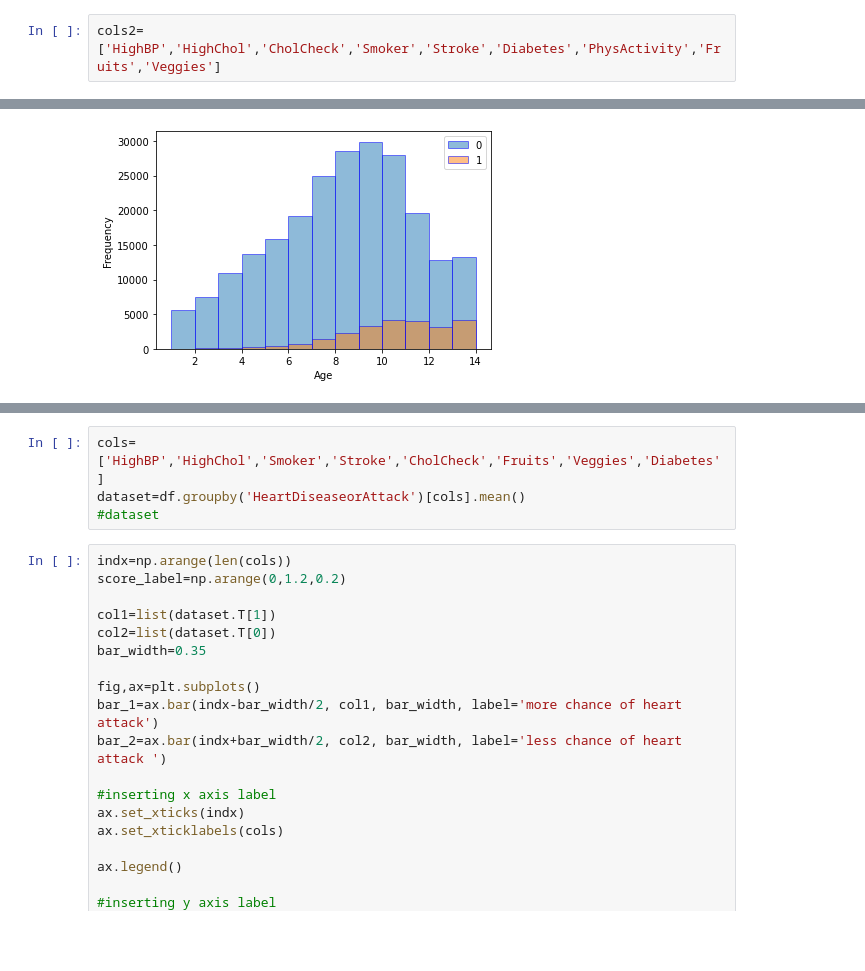
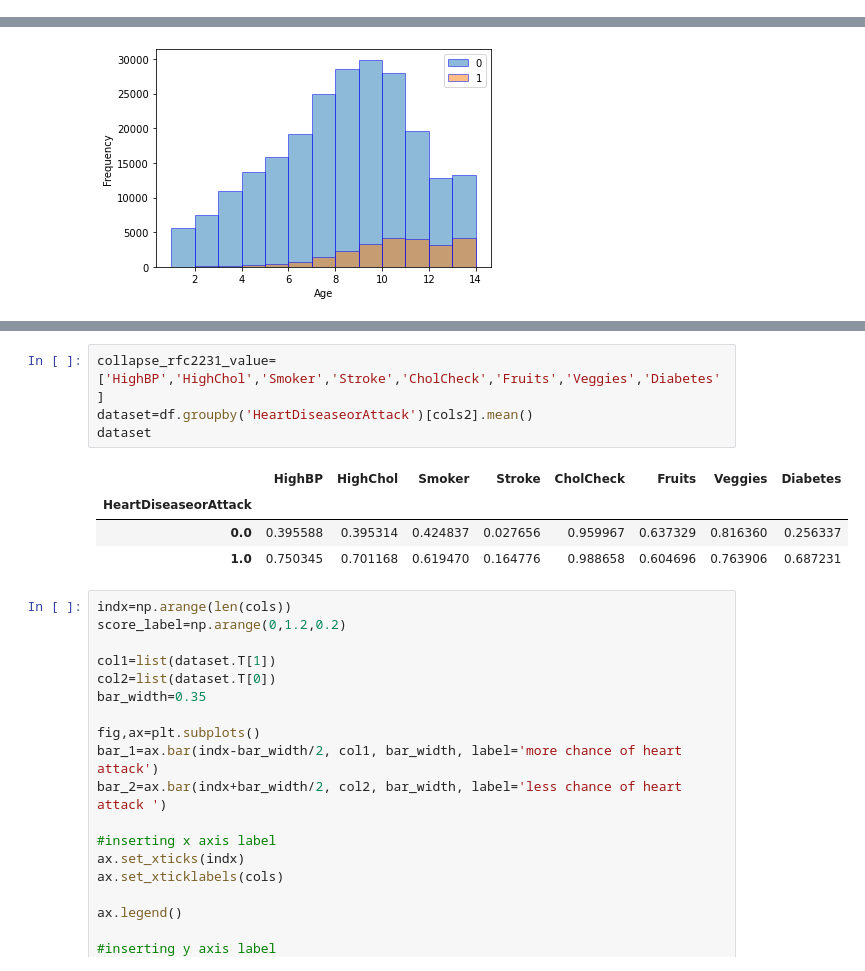
Before and after one commit to akiosses/Heart-disease-classification, a Jupyter notebook: Heart disease classification.ipynb, the cells around one changed output, grey strips where cells are left out. Drawn from its saved outputs; the diff is of its cells as text; blank space fills up the shorter version.

```diff
--- a/Heart disease classification.ipynb
+++ b/Heart disease classification.ipynb
@@ -85,2 +79,0 @@ a=sns.countplot(x='thal',hue='heart attack',data=df)
-# %%
-cols2=['HighBP','HighChol','CholCheck','Smoker','Stroke','Diabetes','PhysActivity','Fruits','Veggies']
@@ -176,7 +107,12 @@ plt.show()
 # %%
-cols=['HighBP','HighChol','Smoker','Stroke','CholCheck','Fruits','Veggies','Diabetes']
-dataset=df.groupby('HeartDiseaseorAttack')[cols].mean()
-#dataset
+collapse_rfc2231_value=['HighBP','HighChol','Smoker','Stroke','CholCheck','Fruits','Veggies','Diabetes']
+dataset=df.groupby('HeartDiseaseorAttack')[cols2].mean()
+dataset
+# %% [output]
+|  | HighBP | HighChol | Smoker | Stroke | CholCheck | Fruits | Veggies | Diabetes |
+| HeartDiseaseorAttack |  |  |  |  |  |  |  |  |
+| 0.0 | 0.395588 | 0.395314 | 0.424837 | 0.027656 | 0.959967 | 0.637329 | 0.816360 | 0.256337 |
+| 1.0 | 0.750345 | 0.701168 | 0.619470 | 0.164776 | 0.988658 | 0.604696 | 0.763906 | 0.687231 |
 # %%
 indx=np.arange(len(cols))
 score_label=np.arange(0,1.2,0.2)
```
Also changed, not shown: parts of 20 cells of this notebook, 1 other file.
